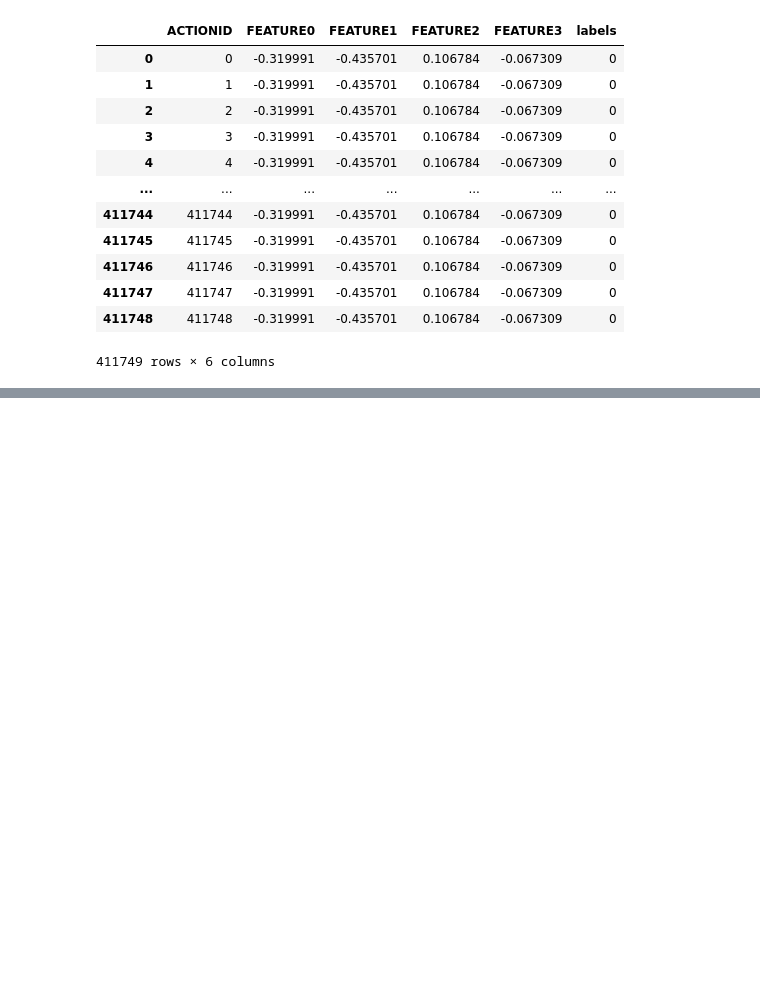
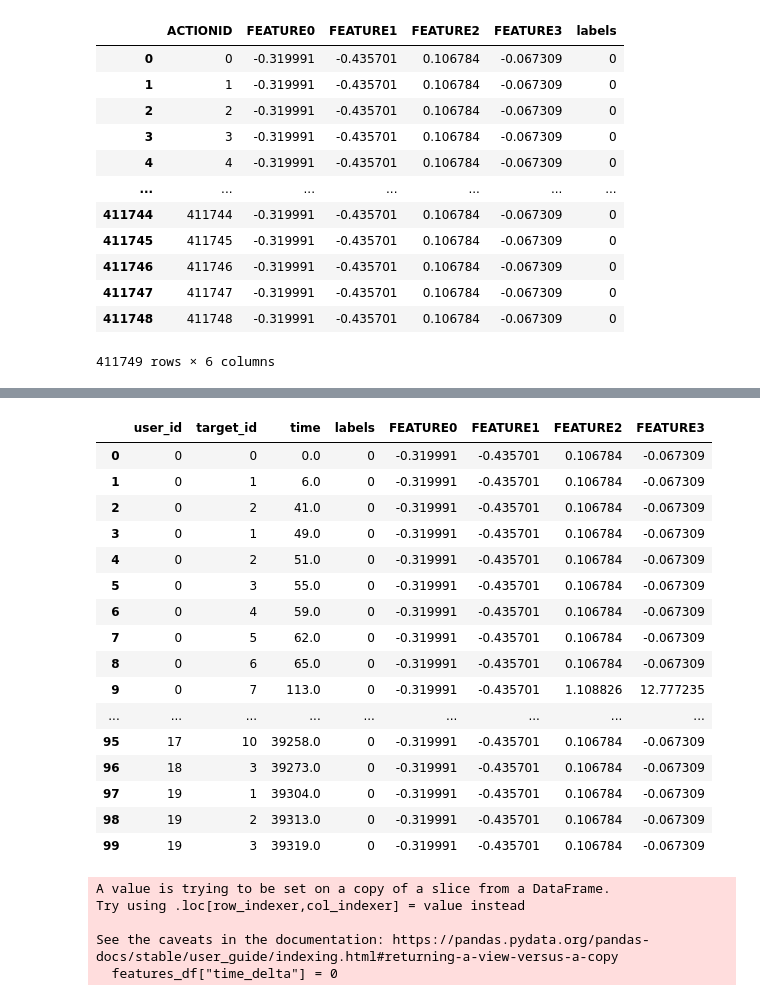
Before and after one commit to Periphanes/OnlineAnom, a Jupyter notebook: act_mooc_open.ipynb, the cells around one changed output, grey strips where cells are left out. Cells and saved outputs as stored; diff of their text form; code cells hidden in the pictures; blank space fills up the shorter version.

```diff
--- a/act_mooc_open.ipynb
+++ b/act_mooc_open.ipynb
@@ -166,3 +167,34 @@ pickle_dir = "datasets/act-mooc/mooc_action_pickle.pickle"
 
 with open(pickle_dir, 'wb') as handle:
     pickle.dump(data_arr, handle, protocol=pickle.HIGHEST_PROTOCOL)
+# %%
+pd.set_option('display.max_rows', None)
+features_df[:100]
+# %% [output]
+|  | user_id | target_id | time | labels | FEATURE0 | FEATURE1 | FEATURE2 | FEATURE3 |
+| 0 | 0 | 0 | 0.0 | 0 | -0.319991 | -0.435701 | 0.106784 | -0.067309 |
+| 1 | 0 | 1 | 6.0 | 0 | -0.319991 | -0.435701 | 0.106784 | -0.067309 |
+| 2 | 0 | 2 | 41.0 | 0 | -0.319991 | -0.435701 | 0.106784 | -0.067309 |
+| 3 | 0 | 1 | 49.0 | 0 | -0.319991 | -0.435701 | 0.106784 | -0.067309 |
+| 4 | 0 | 2 | 51.0 | 0 | -0.319991 | -0.435701 | 0.106784 | -0.067309 |
+| 5 | 0 | 3 | 55.0 | 0 | -0.319991 | -0.435701 | 0.106784 | -0.067309 |
+| 6 | 0 | 4 | 59.0 | 0 | -0.319991 | -0.435701 | 0.106784 | -0.067309 |
+| 7 | 0 | 5 | 62.0 | 0 | -0.319991 | -0.435701 | 0.106784 | -0.067309 |
+| 8 | 0 | 6 | 65.0 | 0 | -0.319991 | -0.435701 | 0.106784 | -0.067309 |
+| 9 | 0 | 7 | 113.0 | 0 | -0.319991 | -0.435701 | 1.108826 | 12.777235 |
+| ... | ... | ... | ... | ... | ... | ... | ... | ... |
+| 95 | 17 | 10 | 39258.0 | 0 | -0.319991 | -0.435701 | 0.106784 | -0.067309 |
+| 96 | 18 | 3 | 39273.0 | 0 | -0.319991 | -0.435701 | 0.106784 | -0.067309 |
+| 97 | 19 | 1 | 39304.0 | 0 | -0.319991 | -0.435701 | 0.106784 | -0.067309 |
+| 98 | 19 | 2 | 39313.0 | 0 | -0.319991 | -0.435701 | 0.106784 | -0.067309 |
+| 99 | 19 | 3 | 39319.0 | 0 | -0.319991 | -0.435701 | 0.106784 | -0.067309 |
+# %%
+pd.set_option('display.max_rows', 20)
+
+features_df["time_delta"] = 0
+# %% [output]
+A value is trying to be set on a copy of a slice from a DataFrame.
+Try using .loc[row_indexer,col_indexer] = value instead
+
+See the caveats in the documentation: https://pandas.pydata.org/pandas-docs/stable/user_guide/indexing.html#returning-a-view-versus-a-copy
+  features_df["time_delta"] = 0
```
Also changed, not shown: parts of 11 cells of this notebook.
